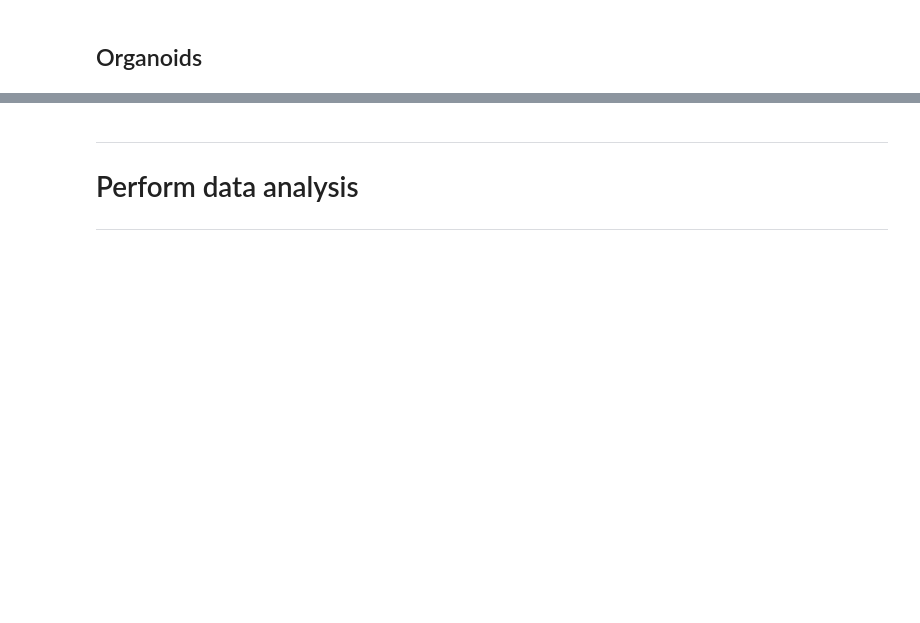
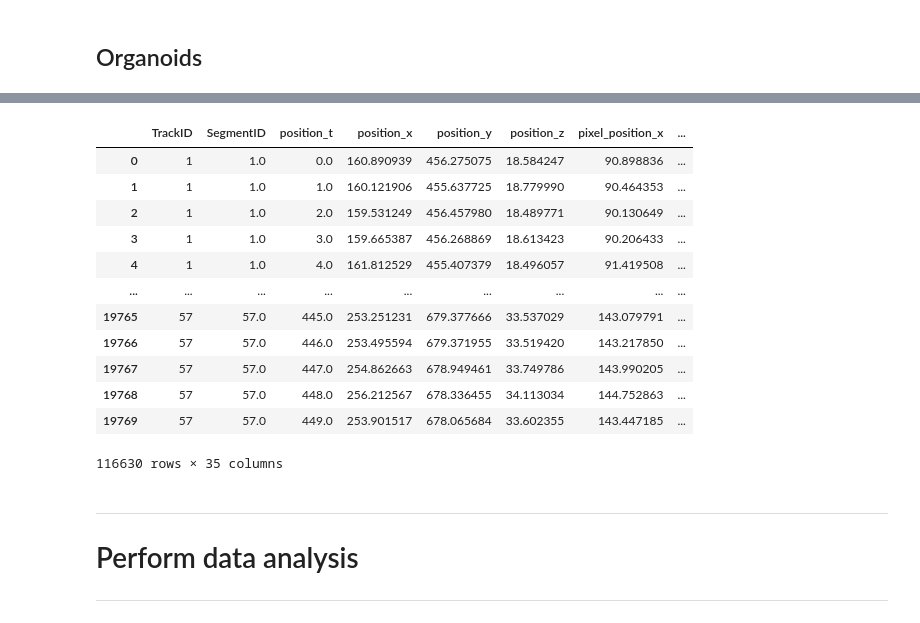
Before and after one commit to imAIgene-Dream3D/BEHAV3D, a Jupyter notebook: notebooks/run_behav3d.ipynb, the cells around one changed output, grey strips where cells are left out. Drawn from its saved outputs; the diff is of its cells as text; code cells hidden in the pictures; blank space fills up the shorter version.

```diff
--- a/notebooks/run_behav3d.ipynb
+++ b/notebooks/run_behav3d.ipynb
@@ -223,6 +244,8 @@ run_feature_extraction(
 run_feature_extraction(
     metadata=metadata,
     output_dir=output_dir,
+    features_choice=["morphology", "intensity", "death"],
     cell_type="organoid",
     n_workers=16
     )
+# %% [output]
@@ -229,3 +269,16 @@ run_feature_extraction(
+|  | TrackID | SegmentID | position_t | position_x | position_y | position_z | pixel_position_x | ... |
+| 0 | 1 | 1.0 | 0.0 | 160.890939 | 456.275075 | 18.584247 | 90.898836 | ... |
+| 1 | 1 | 1.0 | 1.0 | 160.121906 | 455.637725 | 18.779990 | 90.464353 | ... |
+| 2 | 1 | 1.0 | 2.0 | 159.531249 | 456.457980 | 18.489771 | 90.130649 | ... |
+| 3 | 1 | 1.0 | 3.0 | 159.665387 | 456.268869 | 18.613423 | 90.206433 | ... |
+| 4 | 1 | 1.0 | 4.0 | 161.812529 | 455.407379 | 18.496057 | 91.419508 | ... |
+| ... | ... | ... | ... | ... | ... | ... | ... | ... |
+| 19765 | 57 | 57.0 | 445.0 | 253.251231 | 679.377666 | 33.537029 | 143.079791 | ... |
+| 19766 | 57 | 57.0 | 446.0 | 253.495594 | 679.371955 | 33.519420 | 143.217850 | ... |
+| 19767 | 57 | 57.0 | 447.0 | 254.862663 | 678.949461 | 33.749786 | 143.990205 | ... |
+| 19768 | 57 | 57.0 | 448.0 | 256.212567 | 678.336455 | 34.113034 | 144.752863 | ... |
+| 19769 | 57 | 57.0 | 449.0 | 253.901517 | 678.065684 | 33.602355 | 143.447185 | ... |
+116630 rows × 35 columns
 # %% [markdown]
 ---
 
```
Also changed, not shown: parts of 2 cells of this notebook, 1 other file.
